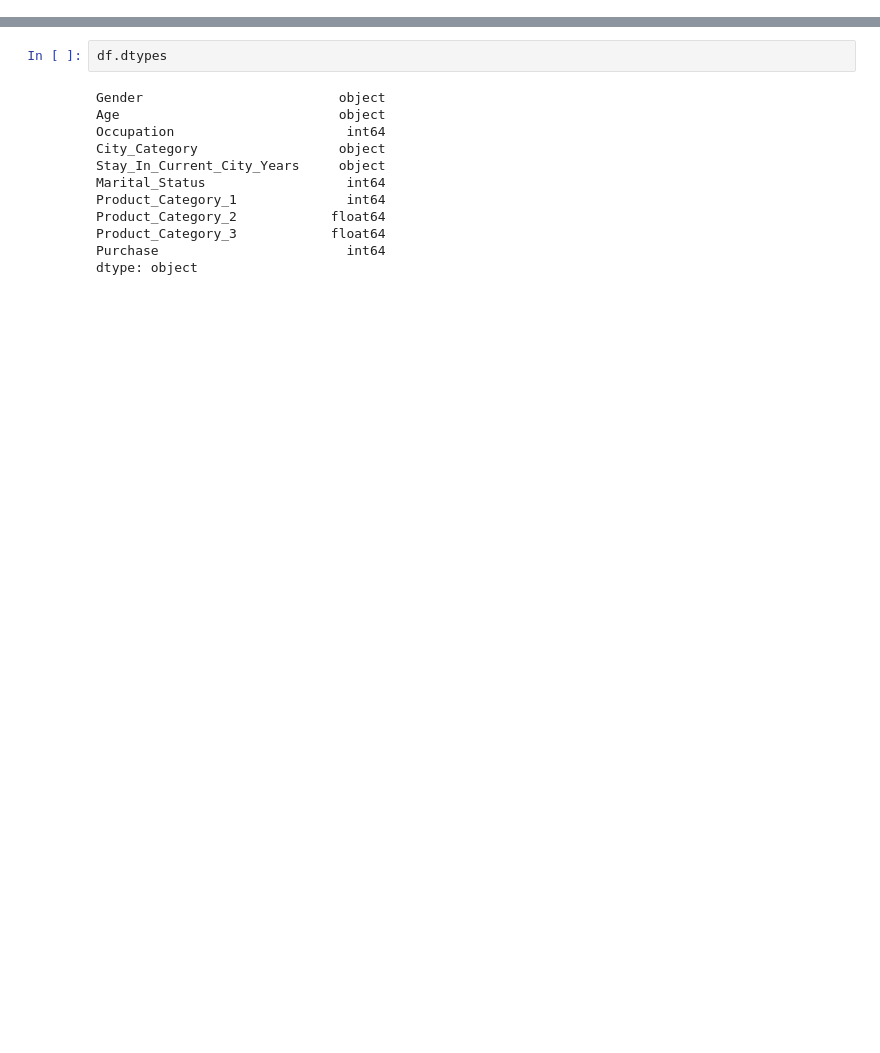
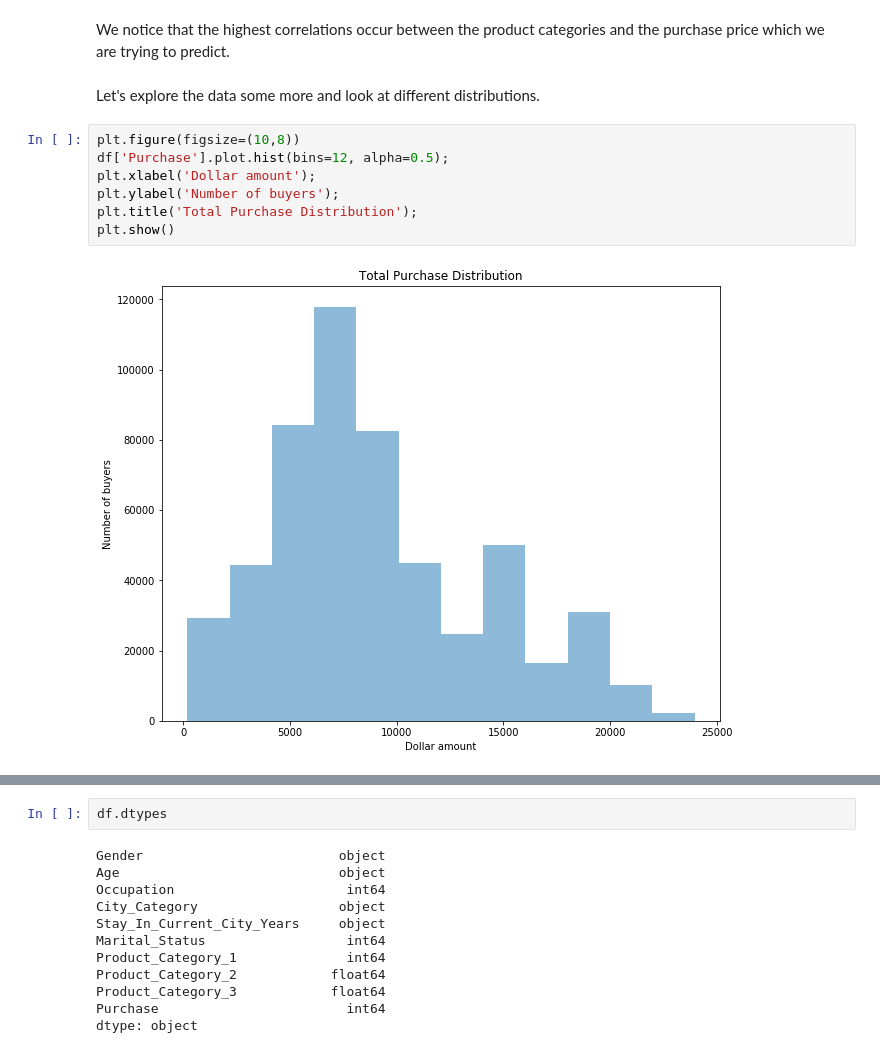
Before and after one commit to eugeniousone/BlackFriday, a Jupyter notebook: BlackFriday.ipynb, the cells around one changed output, grey strips where cells are left out. Cells and saved outputs as stored; diff of their text form; blank space fills up the shorter version.

```diff
--- a/BlackFriday.ipynb
+++ b/BlackFriday.ipynb
@@ -52,0 +110,13 @@ First I will drop the columns that are not necessary for my analysis. These are:
+# %% [markdown]
+We notice that the highest correlations occur between the product categories and the purchase price which we are trying to predict.
+# %% [markdown]
+Let's explore the data some more and look at different distributions.
+# %%
+plt.figure(figsize=(10,8))
+df['Purchase'].plot.hist(bins=12, alpha=0.5);
+plt.xlabel('Dollar amount');
+plt.ylabel('Number of buyers');
+plt.title('Total Purchase Distribution');
+plt.show()
+# %% [output]
+[figure, added]
```
Also changed, not shown: parts of 96 cells of this notebook.
